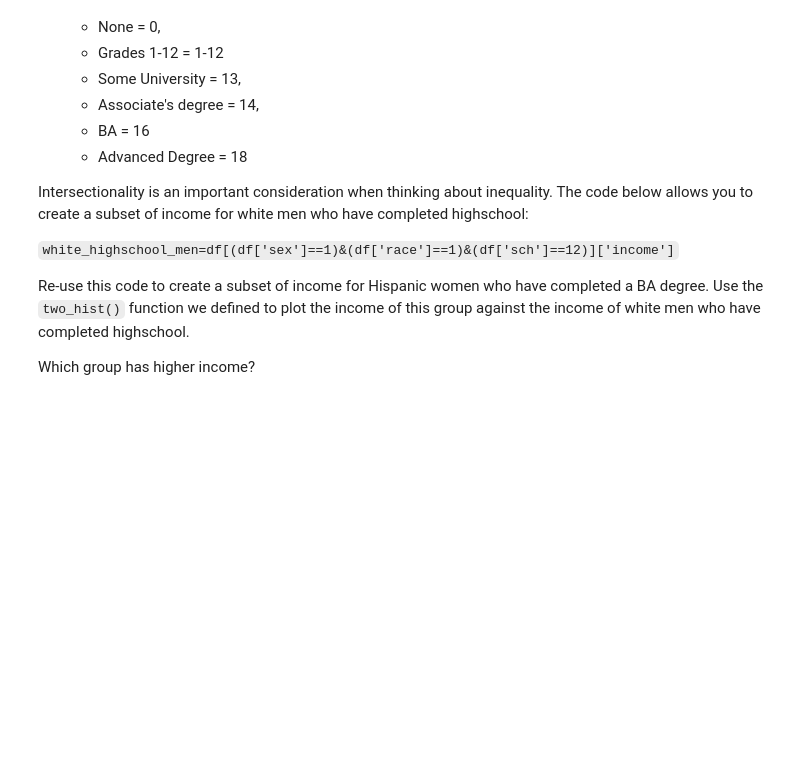
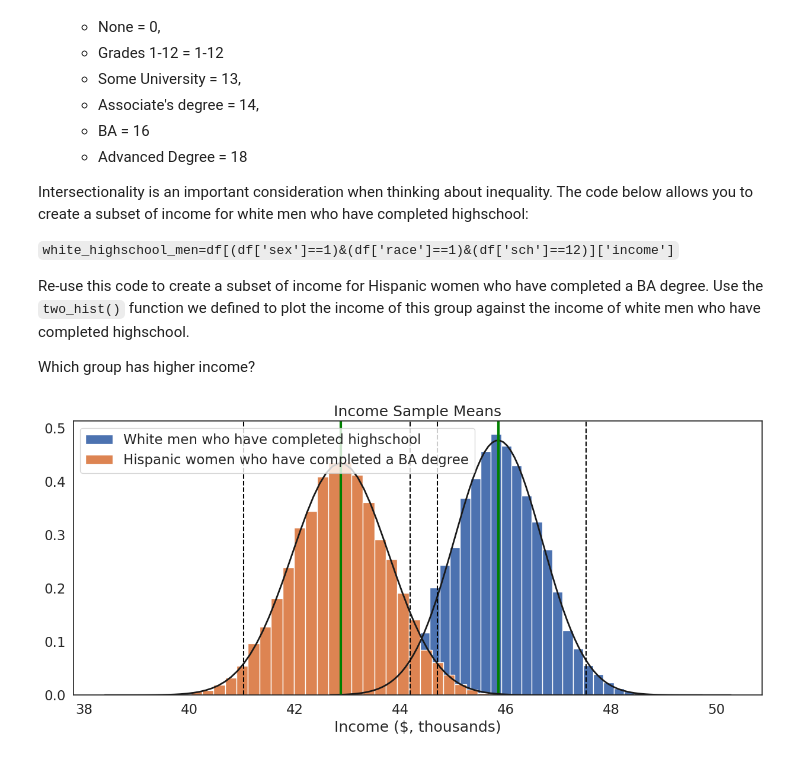
Before and after one commit to ChapmanLingHKU/QM2, a Jupyter notebook: notebooks/W05. Distributions and Basic Statistics.ipynb, the cells around one changed output. Cells and saved outputs as stored; diff of their text form; code cells hidden in the pictures; blank space fills up the shorter version.

```diff
--- a/notebooks/W05. Distributions and Basic Statistics.ipynb
+++ b/notebooks/W05. Distributions and Basic Statistics.ipynb
@@ -605,0 +601,9 @@ two_hist()
+# %%
+white_highschool_men=df[(df['sex']==1)&(df['race']==1)&(df['sch']==12)]['income']
+hispanic_BA_women=df[(df['sex']==2)&(df['race']==3)&(df['sch']==16)]['income']
+
+two_hist([white_highschool_men,hispanic_BA_women],['White men who have completed highschool','Hispanic women who have completed a BA degree'],'Income ($, thousands)', "Income Sample Means")
+
+# White men who have completed highschool has higher income
+# %% [output]
+[figure, added]
```
Also changed, not shown: parts of 4 cells of this notebook.
